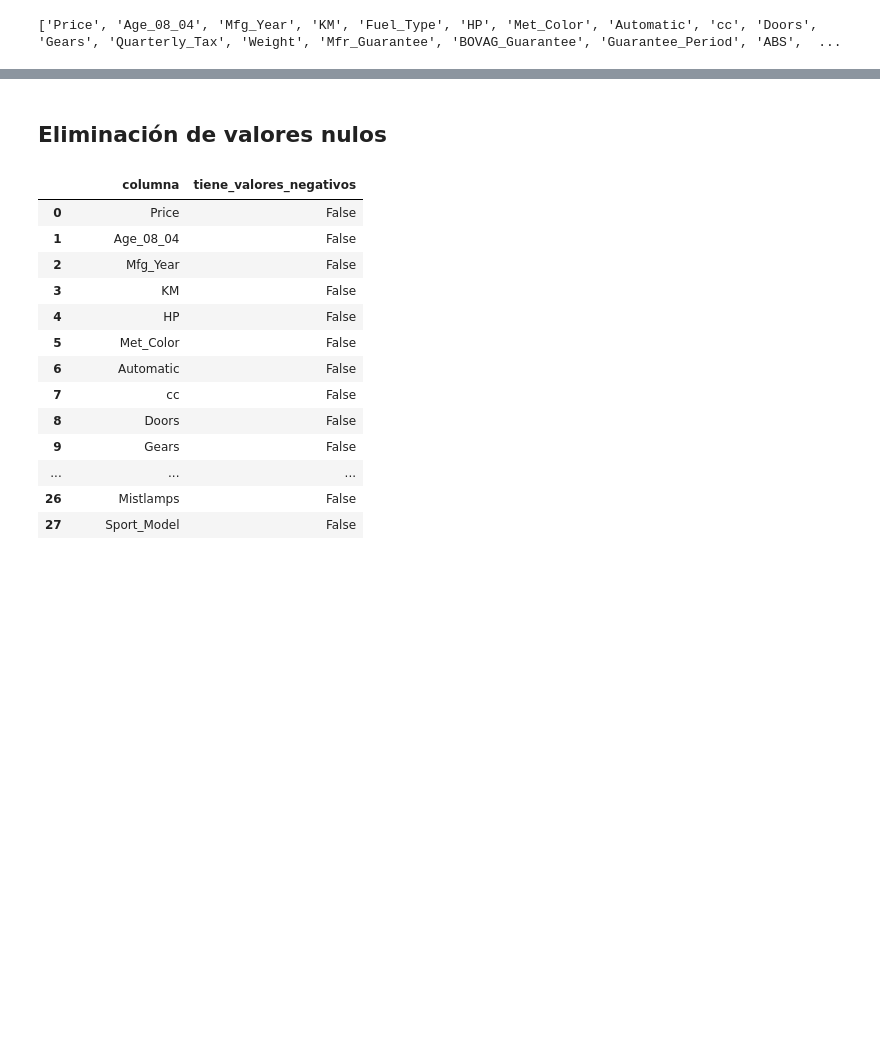
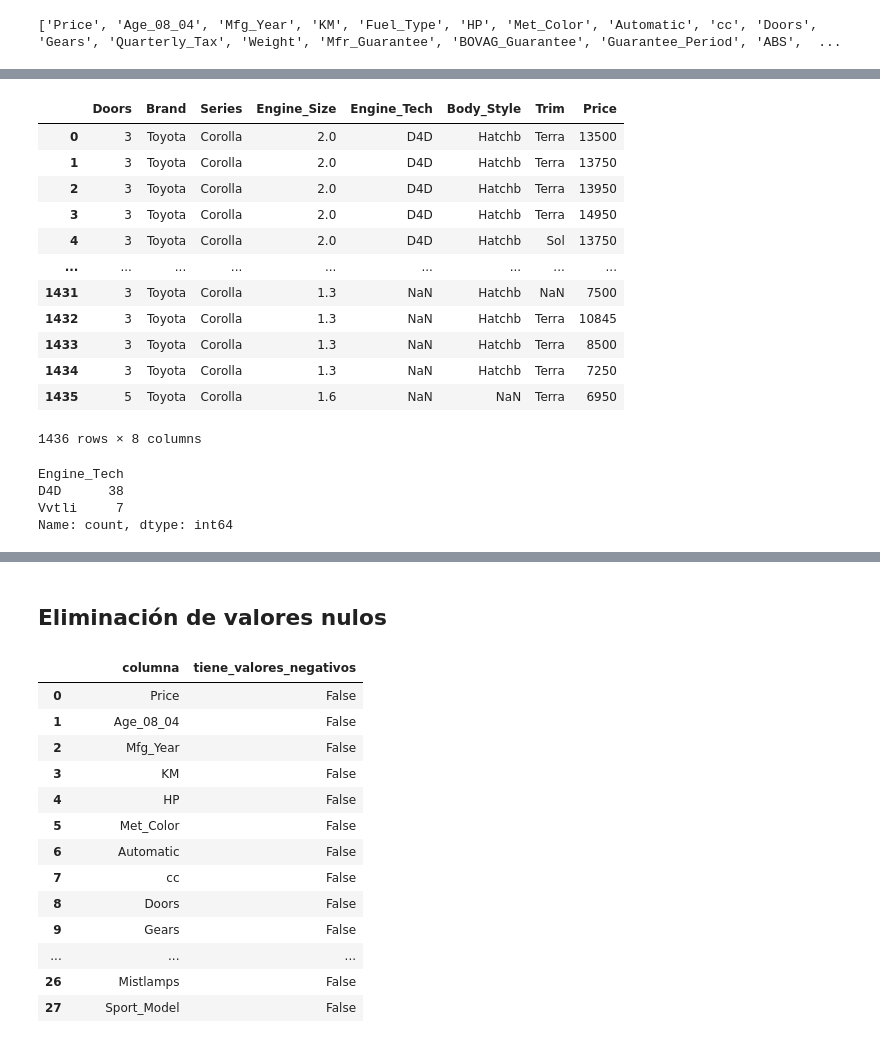
Before and after one commit to alvarotoledo01/parcial_toyotaCorolla, a Jupyter notebook: clean_data.ipynb, the cells around one changed output, grey strips where cells are left out. Drawn from its saved outputs; the diff is of its cells as text; code cells hidden in the pictures; blank space fills up the shorter version.

```diff
--- a/clean_data.ipynb
+++ b/clean_data.ipynb
@@ -586,0 +628,23 @@ print(df.columns.tolist())
+# %%
+df[['Doors','Brand', 'Series', 'Engine_Size', 'Engine_Tech', 'Body_Style', 'Trim', 'Price']]
+# %% [output]
+|  | Doors | Brand | Series | Engine_Size | Engine_Tech | Body_Style | Trim | Price |
+| 0 | 3 | Toyota | Corolla | 2.0 | D4D | Hatchb | Terra | 13500 |
+| 1 | 3 | Toyota | Corolla | 2.0 | D4D | Hatchb | Terra | 13750 |
+| 2 | 3 | Toyota | Corolla | 2.0 | D4D | Hatchb | Terra | 13950 |
+| 3 | 3 | Toyota | Corolla | 2.0 | D4D | Hatchb | Terra | 14950 |
+| 4 | 3 | Toyota | Corolla | 2.0 | D4D | Hatchb | Sol | 13750 |
+| ... | ... | ... | ... | ... | ... | ... | ... | ... |
+| 1431 | 3 | Toyota | Corolla | 1.3 | NaN | Hatchb | NaN | 7500 |
+| 1432 | 3 | Toyota | Corolla | 1.3 | NaN | Hatchb | Terra | 10845 |
+| 1433 | 3 | Toyota | Corolla | 1.3 | NaN | Hatchb | Terra | 8500 |
+| 1434 | 3 | Toyota | Corolla | 1.3 | NaN | Hatchb | Terra | 7250 |
+| 1435 | 5 | Toyota | Corolla | 1.6 | NaN | NaN | Terra | 6950 |
+1436 rows × 8 columns
+# %%
+df["Engine_Tech"].value_counts()
+# %% [output]
+Engine_Tech
+D4D      38
+Vvtli     7
+Name: count, dtype: int64
```
Also changed, not shown: parts of 18 cells of this notebook.
